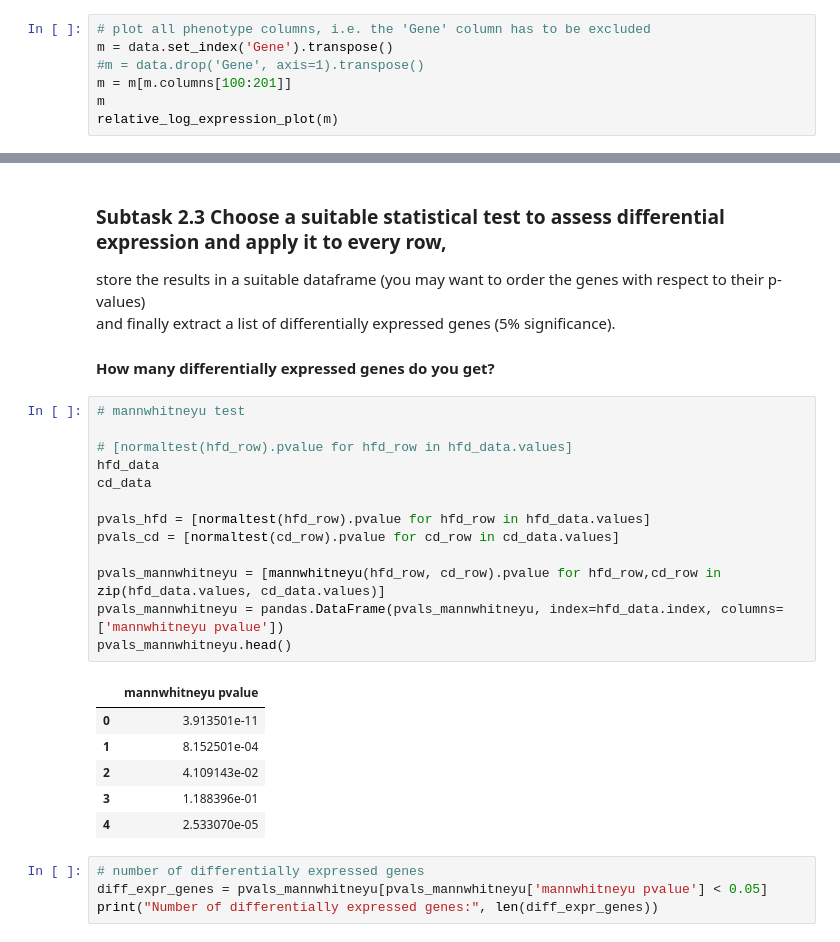
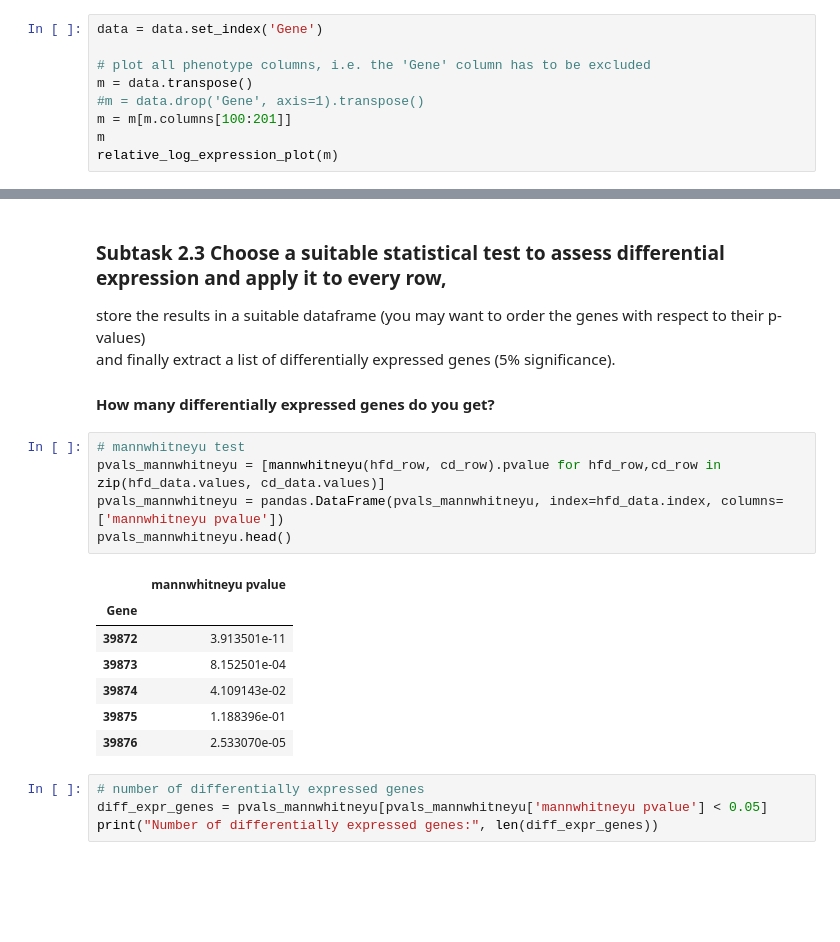
Before and after one commit to TrisKast/DataScience-Bioinformatics, a Jupyter notebook: notebooks/Day56_DE_Analysis.ipynb, the cells around one changed output, grey strips where cells are left out. Drawn from its saved outputs; the diff is of its cells as text; blank space fills up the shorter version.

```diff
--- a/notebooks/Day56_DE_Analysis.ipynb
+++ b/notebooks/Day56_DE_Analysis.ipynb
@@ -153,8 +154,10 @@ def relative_log_expression_plot(data):
 # %% [markdown]
 #### Subsubtask 1.3.4: Apply your RLE plot to the data
 # %%
+data = data.set_index('Gene')
+
 # plot all phenotype columns, i.e. the 'Gene' column has to be excluded
-m = data.set_index('Gene').transpose()
+m = data.transpose()
 #m = data.drop('Gene', axis=1).transpose()
 m = m[m.columns[100:201]]
 m
@@ -355,24 +359,17 @@ and finally extract a list of differentially expressed genes (5% significance).<
 #### How many differentially expressed genes do you get?
 # %%
 # mannwhitneyu test
-
-# [normaltest(hfd_row).pvalue for hfd_row in hfd_data.values]
-hfd_data
-cd_data
-
-pvals_hfd = [normaltest(hfd_row).pvalue for hfd_row in hfd_data.values]
-pvals_cd = [normaltest(cd_row).pvalue for cd_row in cd_data.values]
-
 pvals_mannwhitneyu = [mannwhitneyu(hfd_row, cd_row).pvalue for hfd_row,cd_row in zip(hfd_data.values, cd_data.values)]
 pvals_mannwhitneyu = pandas.DataFrame(pvals_mannwhitneyu, index=hfd_data.index, columns=['mannwhitneyu pvalue'])
 pvals_mannwhitneyu.head()
 # %% [output]
 |  | mannwhitneyu pvalue |
-| 0 | 3.913501e-11 |
-| 1 | 8.152501e-04 |
-| 2 | 4.109143e-02 |
-| 3 | 1.188396e-01 |
-| 4 | 2.533070e-05 |
+| Gene |  |
+| 39872 | 3.913501e-11 |
+| 39873 | 8.152501e-04 |
+| 39874 | 4.109143e-02 |
+| 39875 | 1.188396e-01 |
+| 39876 | 2.533070e-05 |
 # %%
 # number of differentially expressed genes
 diff_expr_genes = pvals_mannwhitneyu[pvals_mannwhitneyu['mannwhitneyu pvalue'] < 0.05]
```
Also changed, not shown: parts of 12 cells of this notebook.
